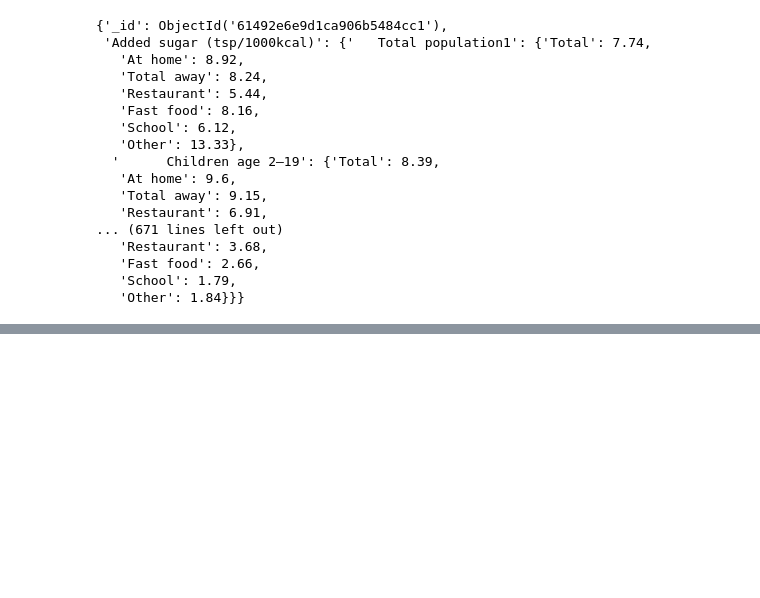
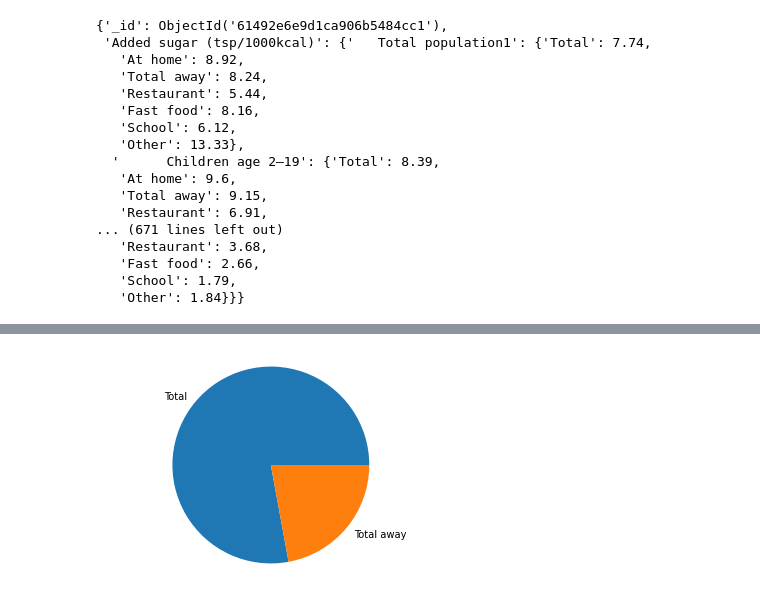
Before and after one commit to applepassion4/Project3, a Jupyter notebook: MongoDB/database.ipynb, the cells around one changed output, grey strips where cells are left out. Saved outputs shown, nothing was run; the diff lists cells and outputs as text; code cells hidden in the pictures; blank space fills up the shorter version.

```diff
--- a/MongoDB/database.ipynb
+++ b/MongoDB/database.ipynb
@@ -31,0 +67,14 @@ data2017.find_one()
+# %%
+labels=[]
+sizes=[]
+for x, y in sample.items():
+    if 'Total' not in x:
+        continue
+    labels.append(x)
+    sizes.append(y)
+plt.pie(sizes, labels=labels)
+
+plt.axis('equal')
+plt.show()
+# %% [output]
+[figure, added]
```
Also changed, not shown: parts of 4 cells of this notebook, 1 other file.
